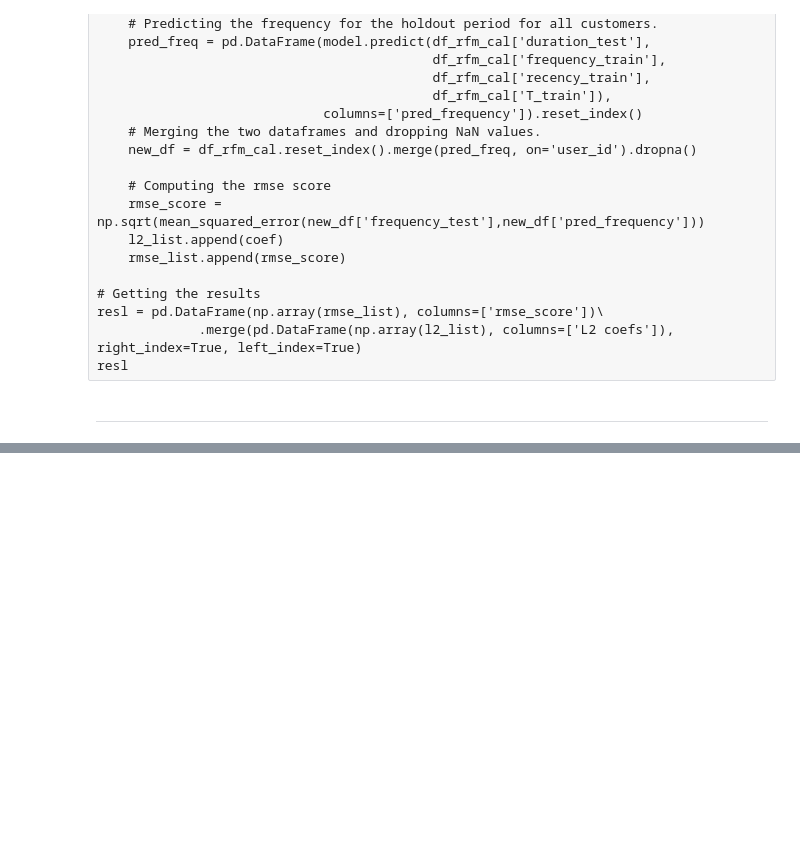
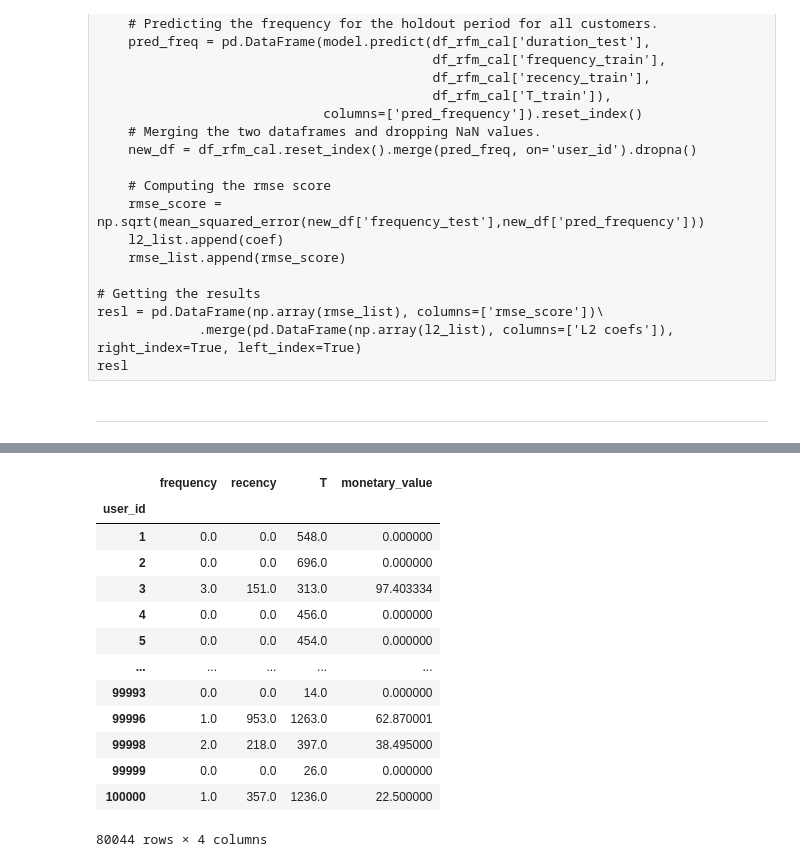
Before and after one commit to wjdals210/clv-the-look, a Jupyter notebook: IanCarrier_nb.ipynb, the cells around one changed output, grey strips where cells are left out. Cells and saved outputs as stored; diff of their text form; code cells hidden in the pictures; blank space fills up the shorter version.

```diff
--- a/IanCarrier_nb.ipynb
+++ b/IanCarrier_nb.ipynb
@@ -172,6 +154,22 @@ plot_calibration_purchases_vs_holdout_purchases(model,train_df)
 [figure]
 # %%
 rfm_df = rfm(clean_df)
+rfm_df
+# %% [output]
+|  | frequency | recency | T | monetary_value |
+| user_id |  |  |  |  |
+| 1 | 0.0 | 0.0 | 548.0 | 0.000000 |
+| 2 | 0.0 | 0.0 | 696.0 | 0.000000 |
+| 3 | 3.0 | 151.0 | 313.0 | 97.403334 |
+| 4 | 0.0 | 0.0 | 456.0 | 0.000000 |
+| 5 | 0.0 | 0.0 | 454.0 | 0.000000 |
+| ... | ... | ... | ... | ... |
+| 99993 | 0.0 | 0.0 | 14.0 | 0.000000 |
+| 99996 | 1.0 | 953.0 | 1263.0 | 62.870001 |
+| 99998 | 2.0 | 218.0 | 397.0 | 38.495000 |
+| 99999 | 0.0 | 0.0 | 26.0 | 0.000000 |
+| 100000 | 1.0 | 357.0 | 1236.0 | 22.500000 |
+80044 rows × 4 columns
 # %%
 # Predicting the number of purchases in the next 180 days for all customers.
 rfm_df['predicted_purchases'] = model.conditional_expected_number_of_purchases_up_to_time(180,
```
Also changed, not shown: parts of 10 cells of this notebook, 3 other files.
